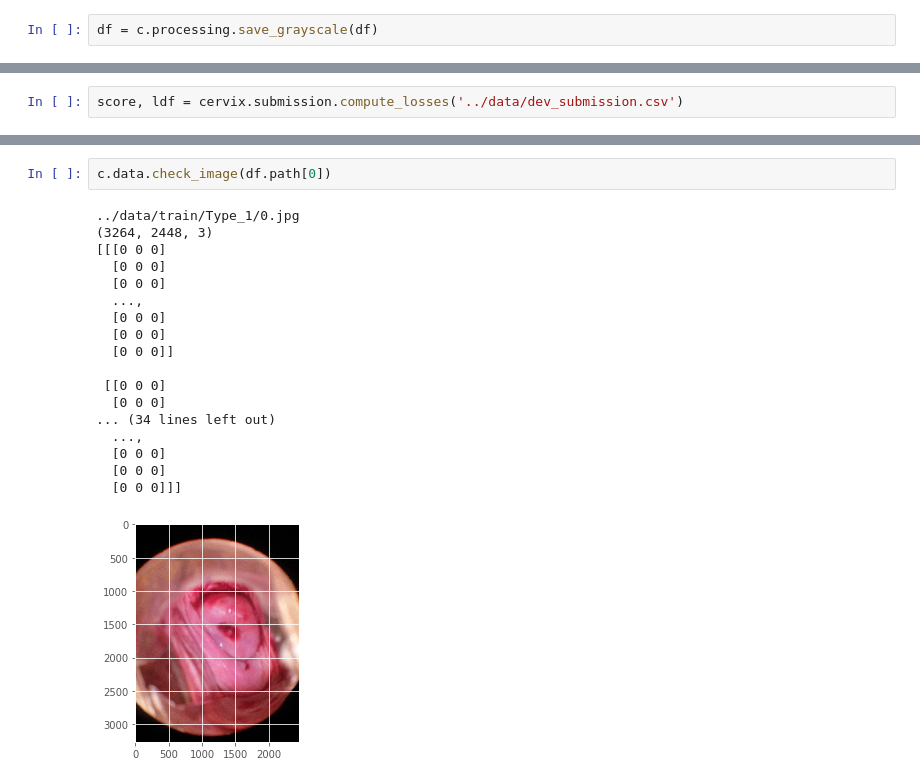
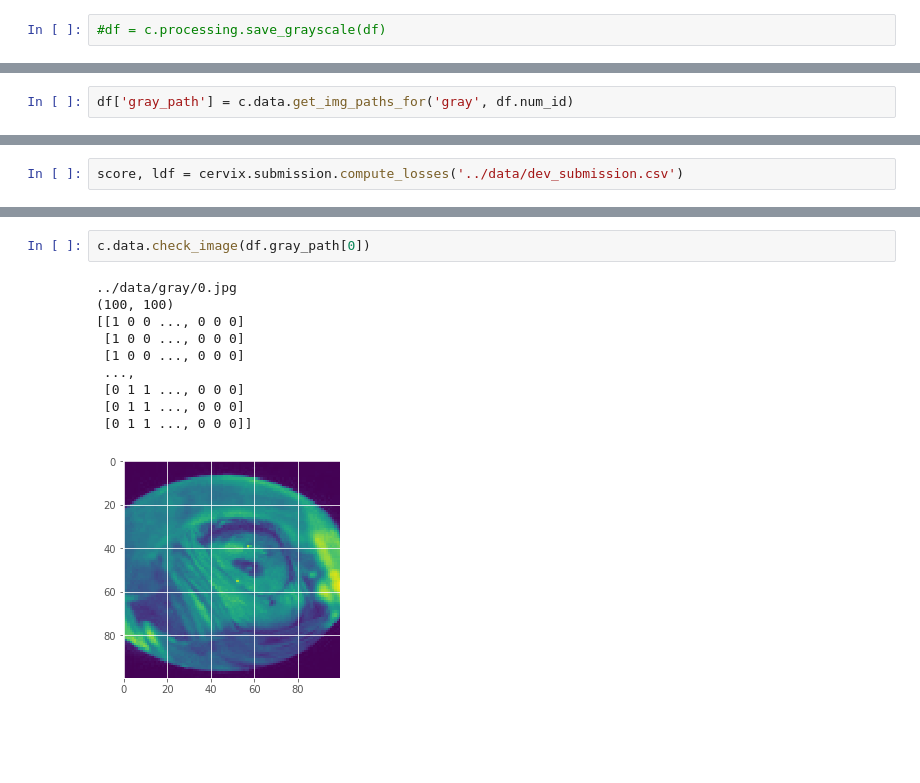
Before and after one commit to DBCerigo/kaggle-cervix, a Jupyter notebook: dbc/Cervix1.ipynb, the cells around one changed output, grey strips where cells are left out. Saved outputs shown, nothing was run; the diff lists cells and outputs as text; blank space fills up the shorter version.

```diff
--- a/dbc/Cervix1.ipynb
+++ b/dbc/Cervix1.ipynb
@@ -31,4 +31,4 @@ tdf = c.data.make_test_df(); tdf.head()
 | 3 | ../data/test/100.jpg | 100 |
 | 4 | ../data/test/101.jpg | 101 |
 # %%
-df = c.processing.save_grayscale(df)
+#df = c.processing.save_grayscale(df)
@@ -36,0 +44,2 @@ NameError: global name 'desc' is not defined
+# %%
+df['gray_path'] = c.data.get_img_paths_for('gray', df.num_id)
@@ -51,23 +134,15 @@ ldf
 # %%
-c.data.check_image(df.path[0])
+c.data.check_image(df.gray_path[0])
 # %% [output]
-../data/train/Type_1/0.jpg
-(3264, 2448, 3)
-[[[0 0 0]
-  [0 0 0]
-  [0 0 0]
-  ...,
-  [0 0 0]
-  [0 0 0]
-  [0 0 0]]
-
- [[0 0 0]
-  [0 0 0]
-... (34 lines left out)
-  ...,
-  [0 0 0]
-  [0 0 0]
-  [0 0 0]]]
+../data/gray/0.jpg
+(100, 100)
+[[1 0 0 ..., 0 0 0]
+ [1 0 0 ..., 0 0 0]
+ [1 0 0 ..., 0 0 0]
+ ...,
+ [0 1 1 ..., 0 0 0]
+ [0 1 1 ..., 0 0 0]
+ [0 1 1 ..., 0 0 0]]
-[figure, old version]
+[figure, new version]
 # %%
 c.data.check_image(tdf.path[1])
```
Also changed, not shown: parts of 16 cells of this notebook.
